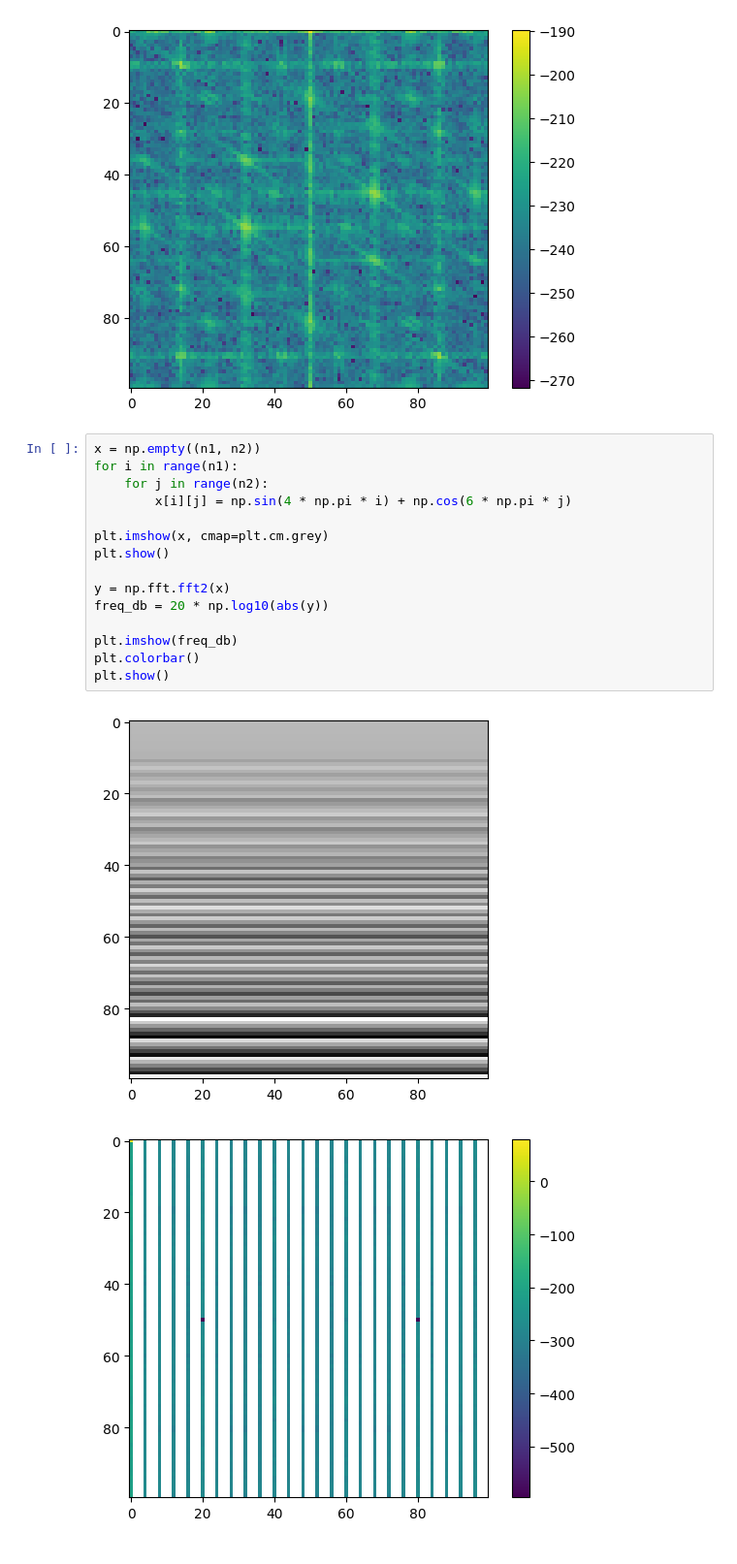
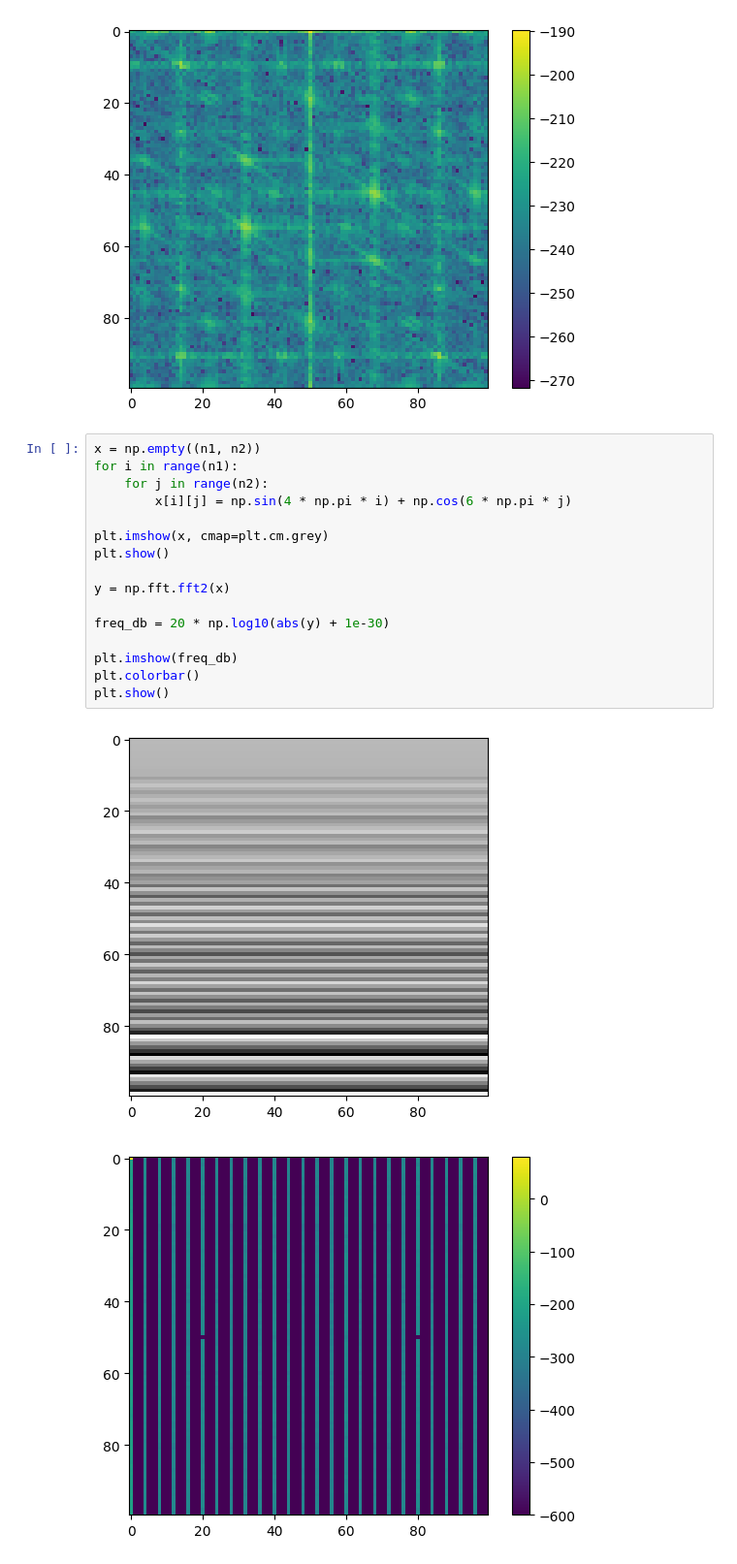
Before and after one commit to superBleep/Procesarea_Semnalelor, a Jupyter notebook: Lab_7_PS/Lab_7_PS.ipynb, the cells around one changed output. Shown at 97% size. Cells and saved outputs as stored; diff of their text form.

```diff
--- a/Lab_7_PS/Lab_7_PS.ipynb
+++ b/Lab_7_PS/Lab_7_PS.ipynb
@@ -142,19 +142,20 @@ plt.show()
 # %%
 x = np.empty((n1, n2))
 for i in range(n1):
     for j in range(n2):
         x[i][j] = np.sin(4 * np.pi * i) + np.cos(6 * np.pi * j)
 
 plt.imshow(x, cmap=plt.cm.grey)
 plt.show()
 
 y = np.fft.fft2(x)
-freq_db = 20 * np.log10(abs(y))
+
+freq_db = 20 * np.log10(abs(y) + 1e-30)
 
 plt.imshow(freq_db)
 plt.colorbar()
 plt.show()
 # %% [output]
 [figure]
-[figure, old version]
+[figure, new version]
 # %%
```
Also changed, not shown: parts of 5 cells of this notebook.
